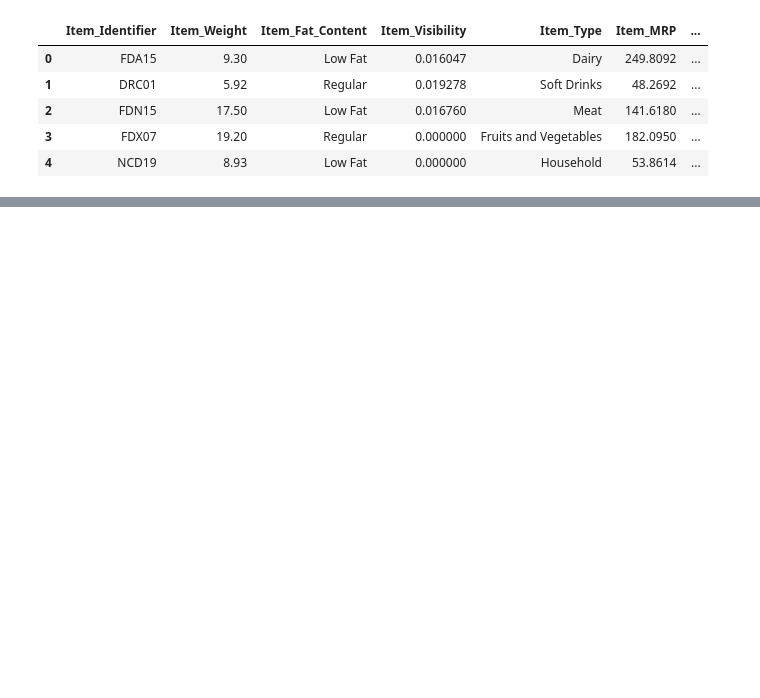
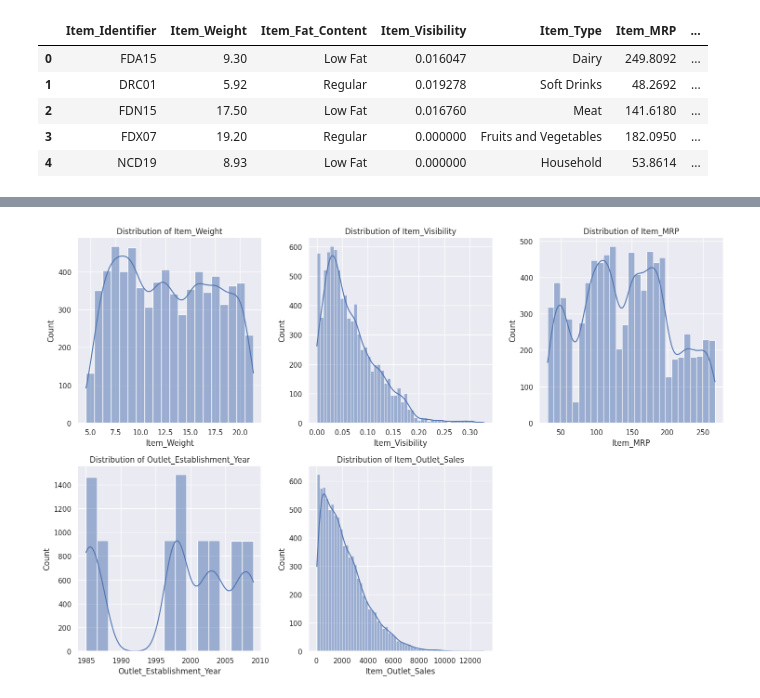
Before and after one commit to TanushreeHR/Sales-Prediction, a Jupyter notebook: EDA.ipynb, the cells around one changed output, grey strips where cells are left out. Drawn from its saved outputs; the diff is of its cells as text; code cells hidden in the pictures; blank space fills up the shorter version.

```diff
--- a/EDA.ipynb
+++ b/EDA.ipynb
@@ -69,0 +111,5 @@ plt.show()
+# %%
+print("\n--- Item Identifier Analysis ---")
+# Extract prefix from Item_Identifier
+train_data['Item_Identifier_Prefix'] = train_data['Item_Identifier'].apply(lambda x: x[:2])
+test_data['Item_Identifier_Prefix'] = test_data['Item_Identifier'].apply(lambda x: x[:2])
@@ -69,0 +135,12 @@ plt.show()
+# %%
+#standardising the Item_Fat_Content
+fat_content_mapping = {
+    'low fat': 'Low Fat',
+    'LF': 'Low Fat',
+    'reg': 'Regular'
+}
+# %%
+train_data['Item_Fat_Content'] = train_data['Item_Fat_Content'].replace(fat_content_mapping)
+test_data['Item_Fat_Content'] = test_data['Item_Fat_Content'].replace(fat_content_mapping)
+
+train_data['Item_Fat_Content'].value_counts()
@@ -69,0 +174,13 @@ plt.show()
+# %%
+numerical_cols = ['Item_Weight', 'Item_Visibility', 'Item_MRP',
+                 'Outlet_Establishment_Year', 'Item_Outlet_Sales']
+# %%
+plt.figure(figsize=(15, 10))
+for i, col in enumerate(numerical_cols):
+    plt.subplot(2, 3, i+1)
+    sns.histplot(train_data[col].dropna(), kde=True)
+    plt.title(f'Distribution of {col}')
+plt.tight_layout()
+plt.savefig('plots/numerical_distributions.png')
+# %% [output]
+[figure, added]
```
Also changed, not shown: parts of 30 cells of this notebook, 10 other files.
